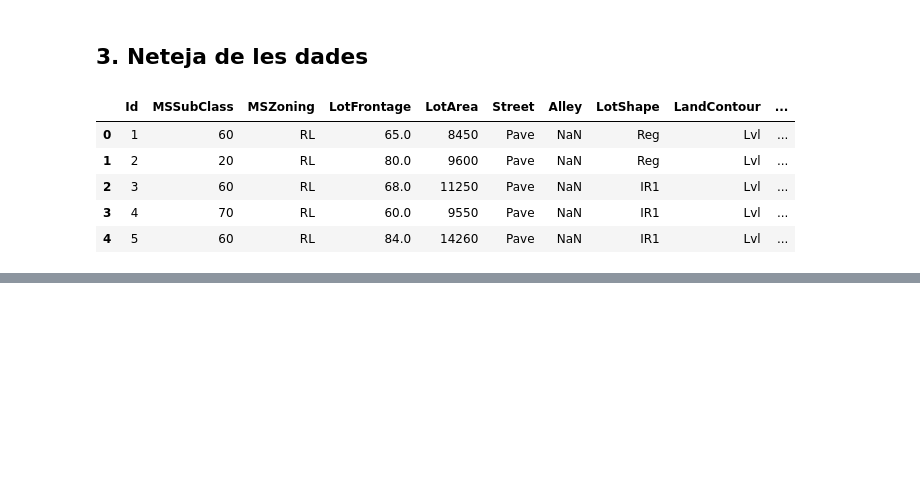
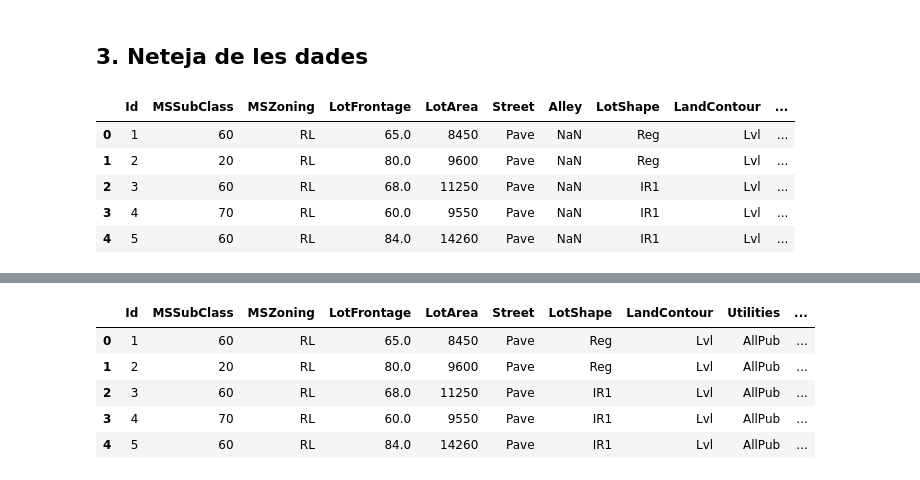
Before and after one commit to Biel-Altimira/house_prices, a Jupyter notebook: house prices/house_prices.ipynb, the cells around one changed output, grey strips where cells are left out. Saved outputs shown, nothing was run; the diff lists cells and outputs as text; code cells hidden in the pictures; blank space fills up the shorter version.

Commit message:
He començat el proces de neteja de dades eliminant valors NaN

```diff
--- a/house prices/house_prices.ipynb
+++ b/house prices/house_prices.ipynb
@@ -156,3 +155,17 @@ data.head()
 | 2 | 3 | 60 | RL | 68.0 | 11250 | Pave | NaN | IR1 | Lvl | ... |
 | 3 | 4 | 70 | RL | 60.0 | 9550 | Pave | NaN | IR1 | Lvl | ... |
 | 4 | 5 | 60 | RL | 84.0 | 14260 | Pave | NaN | IR1 | Lvl | ... |
+# %%
+# Eliminem les columnes amb excés de valors NaN
+to_drop = ["PoolQC", "Fence", "MiscFeature", "Alley"]
+data.drop(to_drop, axis=1, inplace=True)
+# %%
+# Posem la mitjana als valors que falten a l'atribut LotFrontage (Llargada del carrer que contecta l'habitatge)
+data["LotFrontage"].fillna(data["LotFrontage"].mean(), inplace=True)
+
+# Transformem els valors NaN del atributs del soterrani amb la moda
+col_list = ["BsmtQual", "BsmtCond", "BsmtExposure", "BsmtFinType1", "BsmtFinType2"]
+for column in col_list:
+    data[column].fillna(data[column].mode()[0], inplace=True)
+
+# !!!! Els NA de fireplaceQu np son NaN's, s'ha de fer un .map !!!!
@@ -158,0 +192,9 @@ data.head()
+# %%
+data.head()
+# %% [output]
+|  | Id | MSSubClass | MSZoning | LotFrontage | LotArea | Street | LotShape | LandContour | Utilities | ... |
+| 0 | 1 | 60 | RL | 65.0 | 8450 | Pave | Reg | Lvl | AllPub | ... |
+| 1 | 2 | 20 | RL | 80.0 | 9600 | Pave | Reg | Lvl | AllPub | ... |
+| 2 | 3 | 60 | RL | 68.0 | 11250 | Pave | IR1 | Lvl | AllPub | ... |
+| 3 | 4 | 70 | RL | 60.0 | 9550 | Pave | IR1 | Lvl | AllPub | ... |
+| 4 | 5 | 60 | RL | 84.0 | 14260 | Pave | IR1 | Lvl | AllPub | ... |
```
Also changed, not shown: parts of 2 cells of this notebook.
